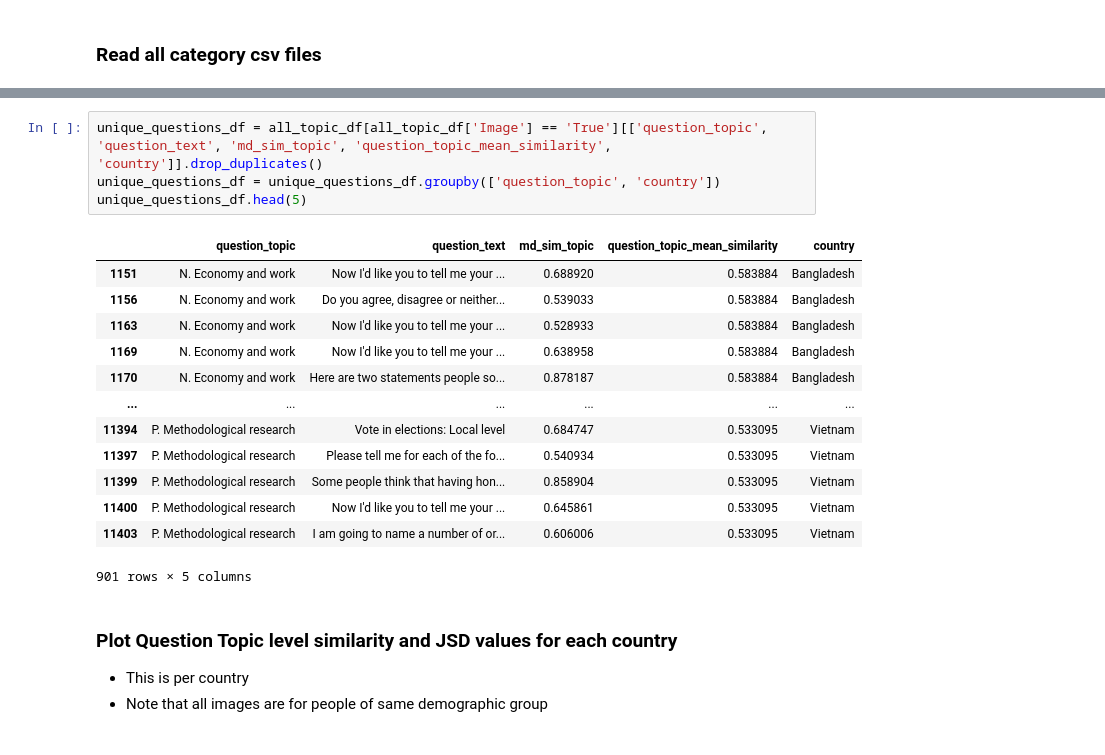
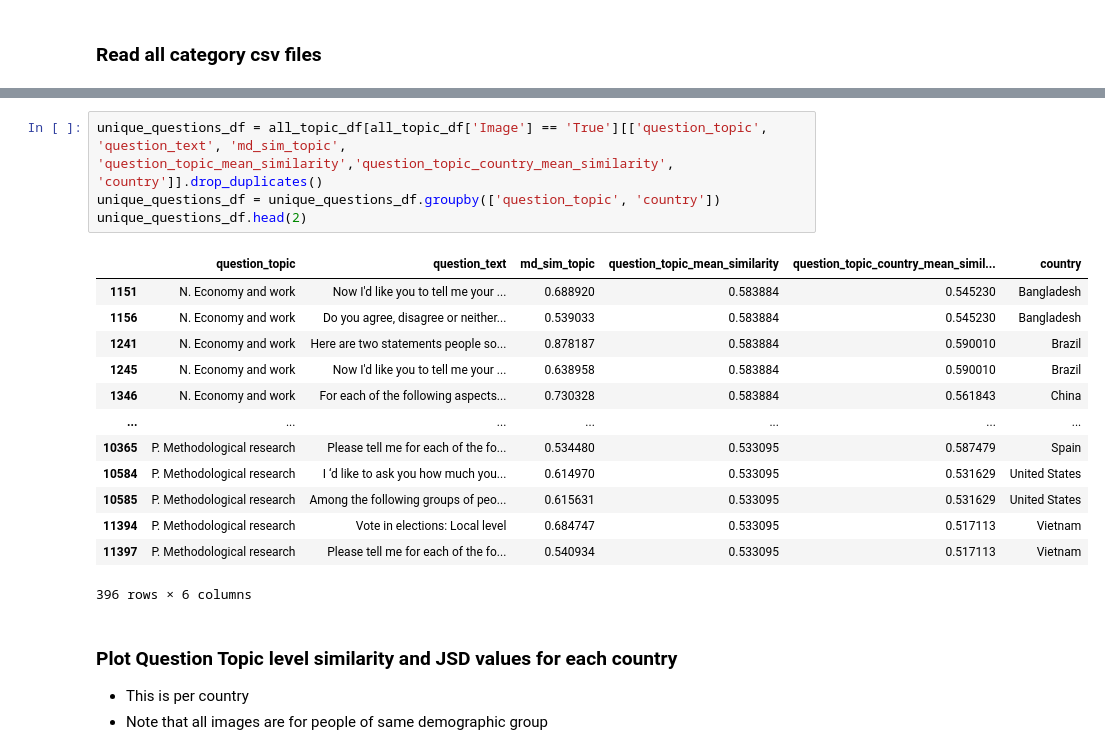
Before and after one commit to copperwiring/cultural_values, a Jupyter notebook: notebooks/ds_analysis/DollarSPlots.ipynb, the cells around one changed output, grey strips where cells are left out. Drawn from its saved outputs; the diff is of its cells as text.

```diff
--- a/notebooks/ds_analysis/DollarSPlots.ipynb
+++ b/notebooks/ds_analysis/DollarSPlots.ipynb
@@ -33,21 +36,21 @@ Concatenated all csv files into one dataframe with shape (60728, 35)
 # %%
-unique_questions_df = all_topic_df[all_topic_df['Image'] == 'True'][['question_topic', 'question_text', 'md_sim_topic', 'question_topic_mean_similarity', 'country']].drop_duplicates()
+unique_questions_df = all_topic_df[all_topic_df['Image'] == 'True'][['question_topic', 'question_text', 'md_sim_topic', 'question_topic_mean_similarity','question_topic_country_mean_similarity', 'country']].drop_duplicates()
 unique_questions_df = unique_questions_df.groupby(['question_topic', 'country'])
-unique_questions_df.head(5)
+unique_questions_df.head(2)
 # %% [output]
-|  | question_topic | question_text | md_sim_topic | question_topic_mean_similarity | country |
-| 1151 | N. Economy and work | Now I'd like you to tell me your ... | 0.688920 | 0.583884 | Bangladesh |
-| 1156 | N. Economy and work | Do you agree, disagree or neither... | 0.539033 | 0.583884 | Bangladesh |
-| 1163 | N. Economy and work | Now I'd like you to tell me your ... | 0.528933 | 0.583884 | Bangladesh |
-| 1169 | N. Economy and work | Now I'd like you to tell me your ... | 0.638958 | 0.583884 | Bangladesh |
-| 1170 | N. Economy and work | Here are two statements people so... | 0.878187 | 0.583884 | Bangladesh |
-| ... | ... | ... | ... | ... | ... |
-| 11394 | P. Methodological research | Vote in elections: Local level | 0.684747 | 0.533095 | Vietnam |
-| 11397 | P. Methodological research | Please tell me for each of the fo... | 0.540934 | 0.533095 | Vietnam |
-| 11399 | P. Methodological research | Some people think that having hon... | 0.858904 | 0.533095 | Vietnam |
-| 11400 | P. Methodological research | Now I'd like you to tell me your ... | 0.645861 | 0.533095 | Vietnam |
-| 11403 | P. Methodological research | I am going to name a number of or... | 0.606006 | 0.533095 | Vietnam |
+|  | question_topic | question_text | md_sim_topic | question_topic_mean_similarity | question_topic_country_mean_simil... | country |
+| 1151 | N. Economy and work | Now I'd like you to tell me your ... | 0.688920 | 0.583884 | 0.545230 | Bangladesh |
+| 1156 | N. Economy and work | Do you agree, disagree or neither... | 0.539033 | 0.583884 | 0.545230 | Bangladesh |
+| 1241 | N. Economy and work | Here are two statements people so... | 0.878187 | 0.583884 | 0.590010 | Brazil |
+| 1245 | N. Economy and work | Now I'd like you to tell me your ... | 0.638958 | 0.583884 | 0.590010 | Brazil |
+| 1346 | N. Economy and work | For each of the following aspects... | 0.730328 | 0.583884 | 0.561843 | China |
+| ... | ... | ... | ... | ... | ... | ... |
+| 10365 | P. Methodological research | Please tell me for each of the fo... | 0.534480 | 0.533095 | 0.587479 | Spain |
+| 10584 | P. Methodological research | I ‘d like to ask you how much you... | 0.614970 | 0.533095 | 0.531629 | United States |
+| 10585 | P. Methodological research | Among the following groups of peo... | 0.615631 | 0.533095 | 0.531629 | United States |
+| 11394 | P. Methodological research | Vote in elections: Local level | 0.684747 | 0.533095 | 0.517113 | Vietnam |
+| 11397 | P. Methodological research | Please tell me for each of the fo... | 0.540934 | 0.533095 | 0.517113 | Vietnam |
-901 rows × 5 columns
+396 rows × 6 columns
 # %% [markdown]
 ### Plot Question Topic level similarity and JSD values for each country
 - This is per country
```
Also changed, not shown: parts of 12 cells of this notebook, 6 other files.
